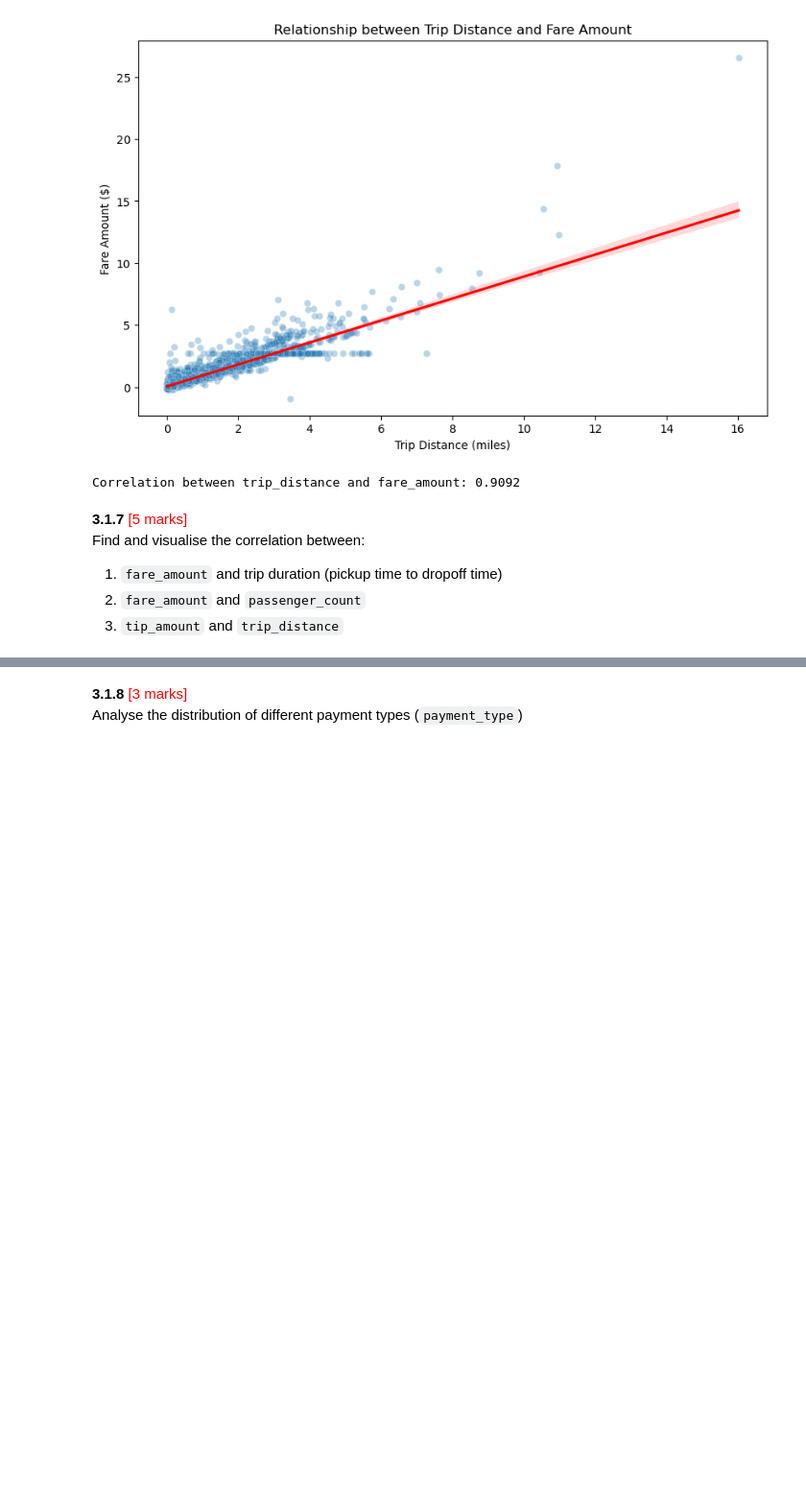
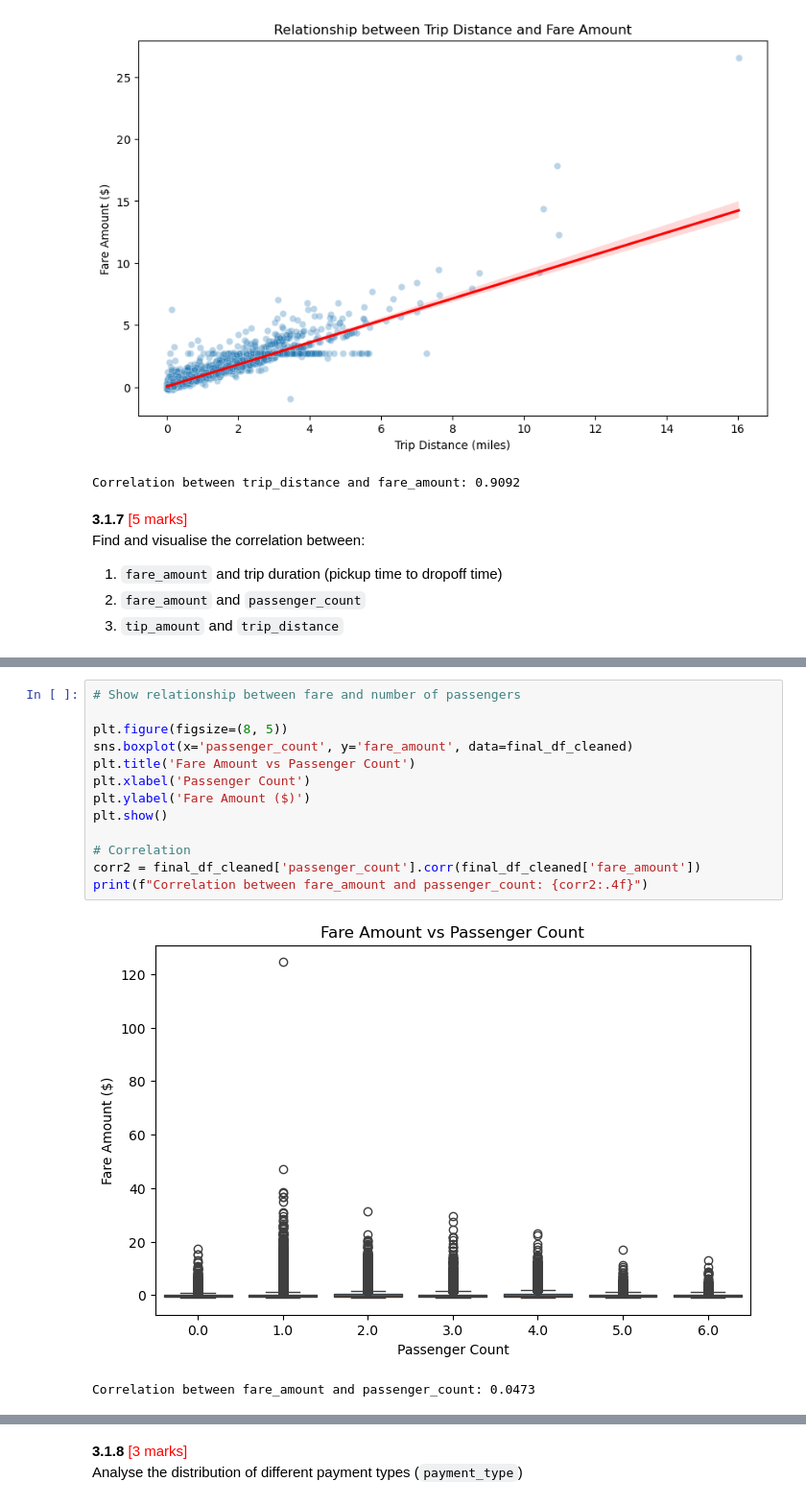
Before and after one commit to balajiramesh19/CourseAssignments, a Jupyter notebook: EDA_Assg_NYC_Taxi_Starter.ipynb, the cells around one changed output, grey strips where cells are left out. Shown: that part at 96% size. Saved outputs shown, nothing was run; the diff lists cells and outputs as text; blank space fills up the shorter version.

```diff
--- a/EDA_Assg_NYC_Taxi_Starter.ipynb
+++ b/EDA_Assg_NYC_Taxi_Starter.ipynb
@@ -835,0 +854,16 @@ Find and visualise the correlation between:
+# %%
+# Show relationship between fare and number of passengers
+
+plt.figure(figsize=(8, 5))
+sns.boxplot(x='passenger_count', y='fare_amount', data=final_df_cleaned)
+plt.title('Fare Amount vs Passenger Count')
+plt.xlabel('Passenger Count')
+plt.ylabel('Fare Amount ($)')
+plt.show()
+
+# Correlation
+corr2 = final_df_cleaned['passenger_count'].corr(final_df_cleaned['fare_amount'])
+print(f"Correlation between fare_amount and passenger_count: {corr2:.4f}")
+# %% [output]
+[figure, added]
+Correlation between fare_amount and passenger_count: 0.0473
```
Also changed, not shown: parts of 7 cells of this notebook.
